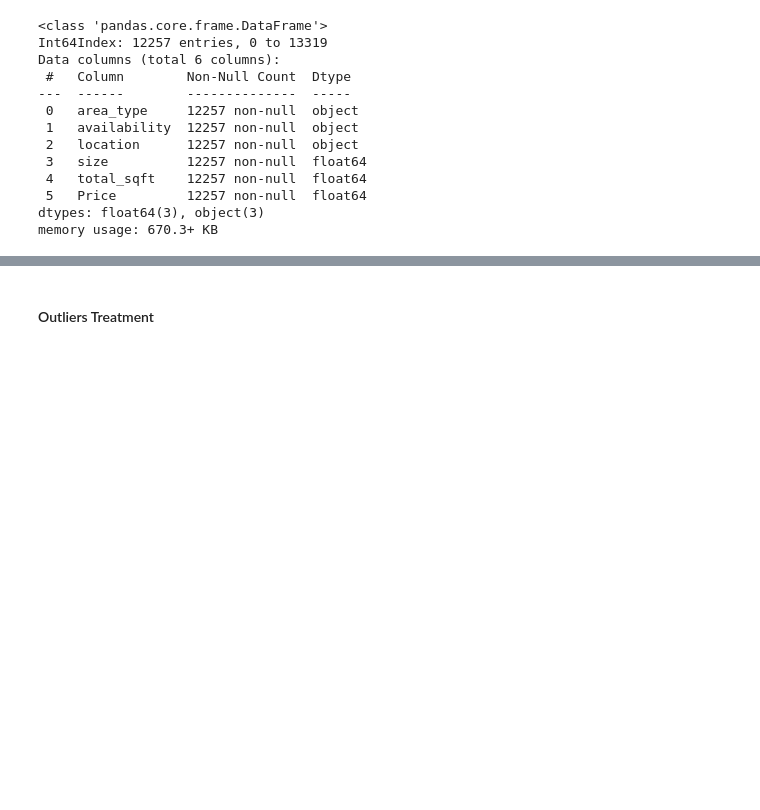
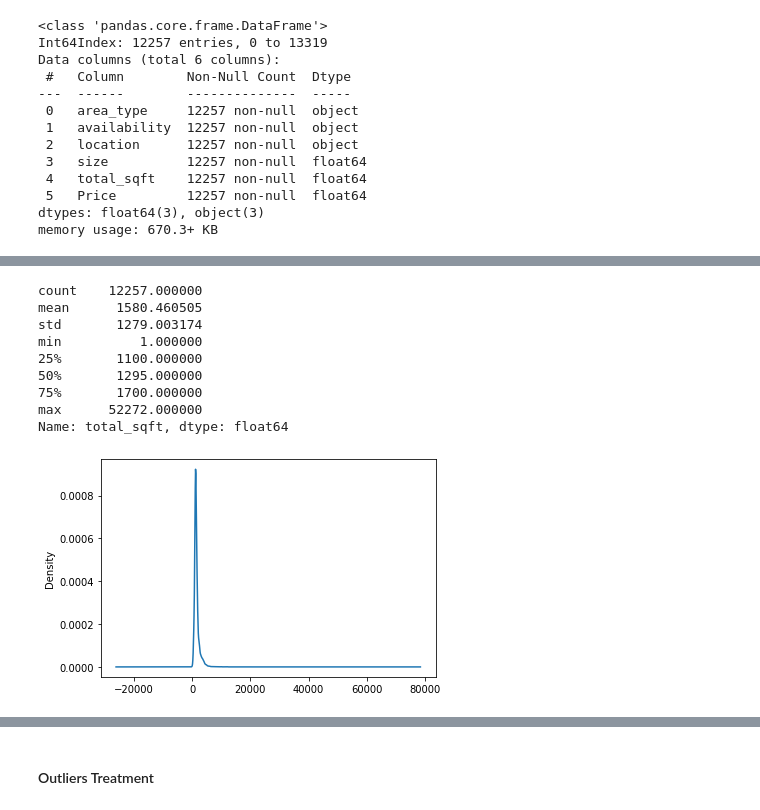
Before and after one commit to KiranSonkamble/Lb_house_prdiction, a Jupyter notebook: Bengaluru 2.ipynb, the cells around one changed output, grey strips where cells are left out. Cells and saved outputs as stored; diff of their text form; code cells hidden in the pictures; blank space fills up the shorter version.

```diff
--- a/Bengaluru 2.ipynb
+++ b/Bengaluru 2.ipynb
@@ -357,3 +419,18 @@ memory usage: 670.3+ KB
+# %%
+data.total_sqft.plot.kde()
+
+data.total_sqft.describe()
+# %% [output]
+count    12257.000000
+mean      1580.460505
+std       1279.003174
+min          1.000000
+25%       1100.000000
+50%       1295.000000
+75%       1700.000000
+max      52272.000000
+Name: total_sqft, dtype: float64
+[figure, added]
 # %%
 data.reset_index(drop=True, inplace=True)
 
```
Also changed, not shown: parts of 30 cells of this notebook.
